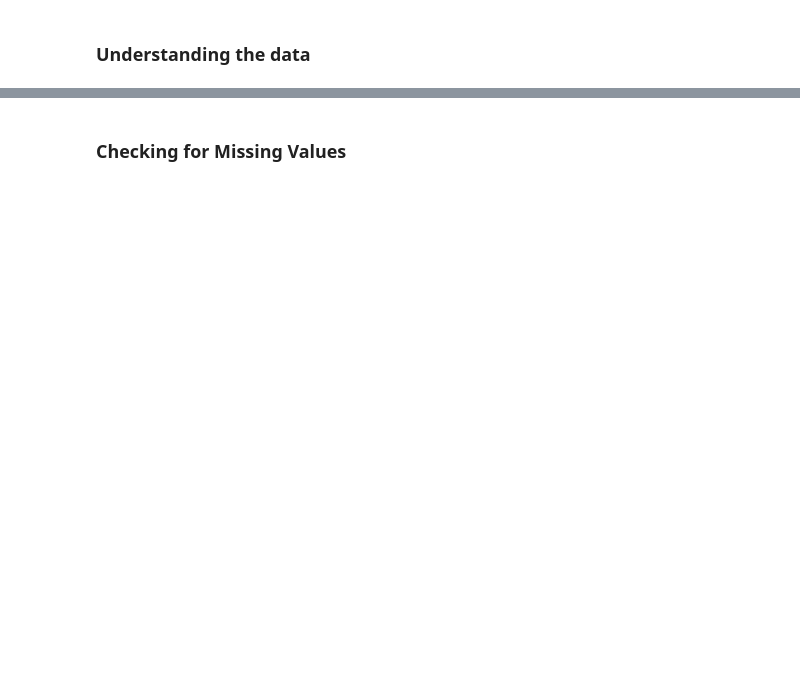
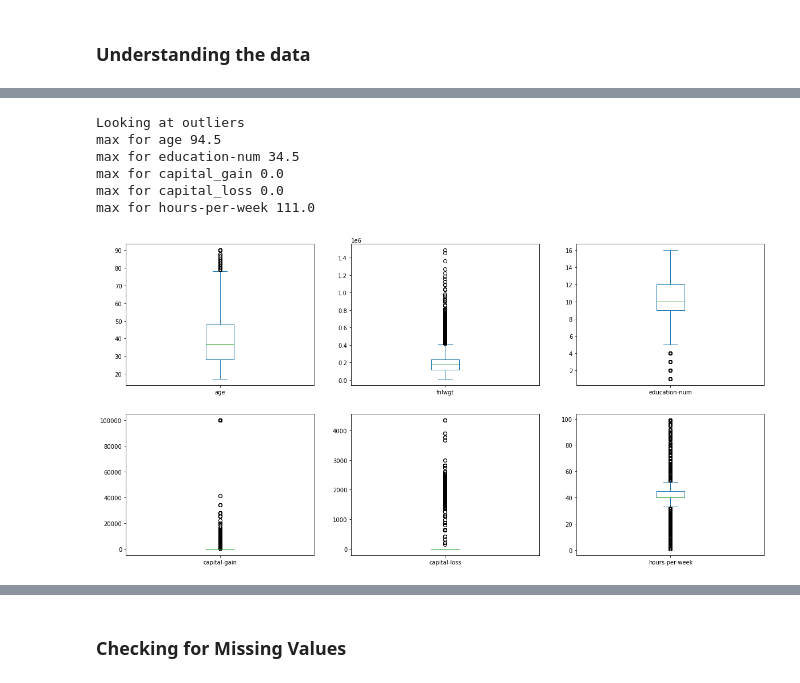
Before and after one commit to Ayush-B/Adult-Dataset-Analysis, a Jupyter notebook: ML Coursework.ipynb, the cells around one changed output, grey strips where cells are left out. Saved outputs shown, nothing was run; the diff lists cells and outputs as text; code cells hidden in the pictures; blank space fills up the shorter version.

```diff
--- a/ML Coursework.ipynb
+++ b/ML Coursework.ipynb
@@ -55,3 +124,22 @@ plt.show()
+# %%
+print('Looking at outliers')
+print("max for age",48+1.5*(48-17)) #q3+1.5*(q3-q1)
+print("max for education-num",12+1.5*(16-1)) #q3+1.5*(q3-q1)
+print("max for capital_gain",0+1.5*(0-0)) #q3+1.5*(q3-q1)
+print("max for capital_loss",0+1.5*(0-0)) #q3+1.5*(q3-q1)
+print("max for hours-per-week",45+1.5*(45-1)) #q3+1.5*(q3-q1)
+# %% [output]
+Looking at outliers
+max for age 94.5
+max for education-num 34.5
+max for capital_gain 0.0
+max for capital_loss 0.0
+max for hours-per-week 111.0
+# %%
+data.plot(kind="box", subplots=True, figsize=(20,10), layout=(2,3))
+plt.show()
+# %% [output]
+[figure, added]
 # %% [markdown]
 ### Analysis
 
```
Also changed, not shown: parts of 91 cells of this notebook.
